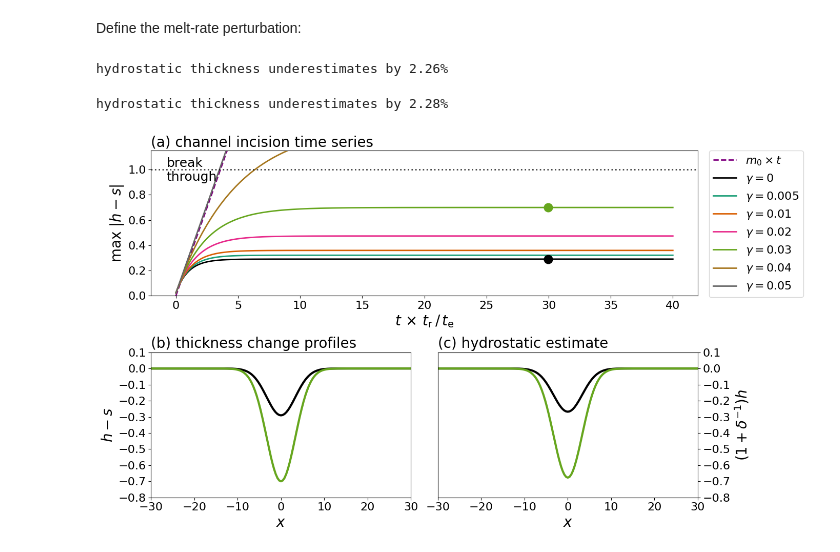
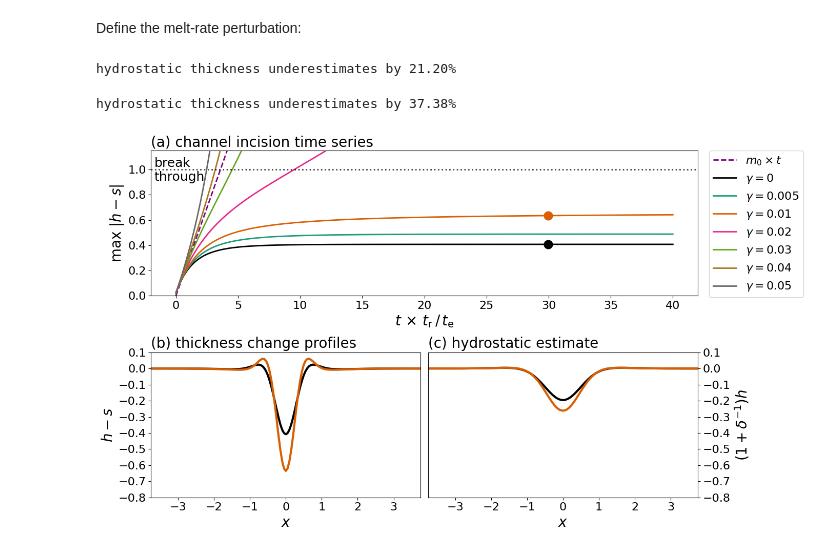
Before and after one commit to agstub/linear-shelf-melt, a Jupyter notebook: notebooks/3_incision.ipynb, the cells around one changed output. Drawn from its saved outputs; the diff is of its cells as text; code cells hidden in the pictures.

```diff
--- a/notebooks/3_incision.ipynb
+++ b/notebooks/3_incision.ipynb
@@ -20,7 +20,7 @@ Define the melt-rate perturbation:
 # Figure 10: set sigma = 10/3 and set L = 40 in linear-model/params.py
 # ** also set Nt = 500 or something refined in linear-model/params.py because these are
 # transient calculations
-sigma = 10.0/3.0                                                  # standard deviation for gaussian melt anomaly
+sigma = 1.0/3.0                                                  # standard deviation for gaussian melt anomaly
 m = 5*np.exp(-0.5*(sigma**(-2))*(x**2+0*y**2 ))*(t_r/3.154e7)/H  # melt anomaly with amplitude of 5 m/yr
 # %%
 # First compute the elevation solutions
@@ -62,13 +62,13 @@ i0 = int(3*Nt/4.)-1
 dH_err = np.abs(dH[i0,:]-dH_hydro[i0,:])
 print('hydrostatic thickness underestimates by '+'{:.2f}'.format(dH_err.max()*100)+'%')
 # %% [output]
-hydrostatic thickness underestimates by 2.26%
+hydrostatic thickness underestimates by 21.20%
 # %%
 i0 = int(3*Nt/4.)-1
 dH_err_ex = np.abs(dH_ex[i0,:]-dH_hydro_ex[i0,:])
 print('hydrostatic thickness underestimates by '+'{:.2f}'.format(dH_err_ex.max()*100)+'%')
 # %% [output]
-hydrostatic thickness underestimates by 2.28%
+hydrostatic thickness underestimates by 37.38%
 # %%
 inds = np.linspace(0,3*Nt/4-1,6,dtype='int')[1:None]
 colors = pl.cm.Set3(np.linspace(0,1,inds.size))
@@ -114,35 +114,35 @@ plt.plot(t0/(t_e/t_r),m_max,color='purple',linestyle='--',linewidth=2,label=r'$m
 
 plt.plot(t0/(t_e/t_r),dH_max,color='k',linewidth=2,label=r'$\gamma =0$')
 
 plt.plot(t0/(t_e/t_r),dH_g0,linewidth=2,color=colors2[0],label=r'$\gamma = 0.005$')
 plt.plot(t0/(t_e/t_r),dH_g1,linewidth=2,color=colors2[1],label=r'$\gamma = 0.01$')
 plt.plot(t0/(t_e/t_r),dH_g2,linewidth=2,color=colors2[2],label=r'$\gamma = 0.02$')
 plt.plot(t0/(t_e/t_r),dH_g3,linewidth=2,color=colors2[3],label=r'$\gamma = 0.03$')
 plt.plot(t0/(t_e/t_r),dH_g4,linewidth=2,color=colors2[4],label=r'$\gamma = 0.04$')
 plt.plot(t0/(t_e/t_r),dH_g5,linewidth=2,color=colors2[5],label=r'$\gamma = 0.05$')
 
 for j in [-1]:
     plt.plot(t0[inds[j]]/(t_e/t_r),dH_max[inds[j]],'o',color='k',markersize=12)
     plt.plot(t0[inds[j]]/(t_e/t_r),np.max(np.abs(dH_ex),axis=-1)[inds[j]],'o',color=colors2[l0],markersize=12)
 
 
 plt.axhline(y=1,linestyle=':',color='k',linewidth=2,alpha=0.75)
-plt.annotate(xy=(-0.75,0.91),text=r'break'+'\n'+r'through',fontsize=18,color='k')
+plt.annotate(xy=(-1.75,0.91),text=r'break'+'\n'+r'through',fontsize=18,color='k')
 plt.ylim(0,1.15)
 plt.ylabel(r'$\mathrm{max}\,\,|h-s|$',fontsize=20)
 plt.xlabel(r'$t\,\times \,t_\mathrm{r}\,/\,t_\mathrm{e}$',fontsize=20)
 # plt.xlabel(r'$t\,\times \,/\,t_\mathrm{e}$',fontsize=20)
 plt.xticks(fontsize=16)
 plt.yticks(fontsize=16)
 plt.legend(fontsize=16,bbox_to_anchor=(1.01,1.04))
 plt.tight_layout()
 if sigma>2:
     plt.savefig('fig10')
 else:
     plt.savefig('fig9')
 plt.show()
 # %% [output]
-[figure, old version]
+[figure, new version]
 # %%
 # # save some pngs to make a movie if you want
 # import os
```
